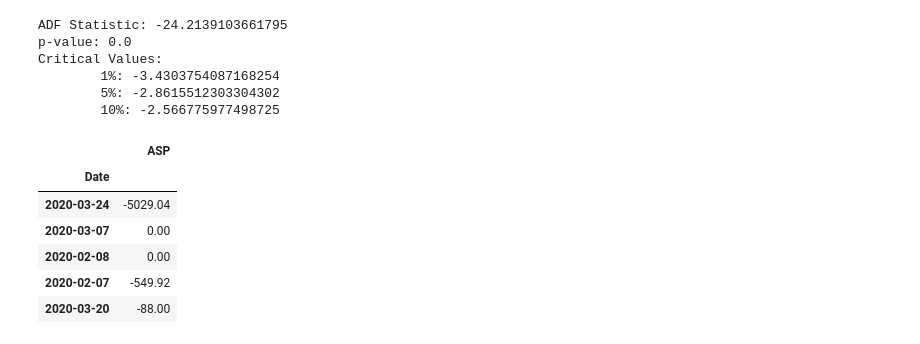
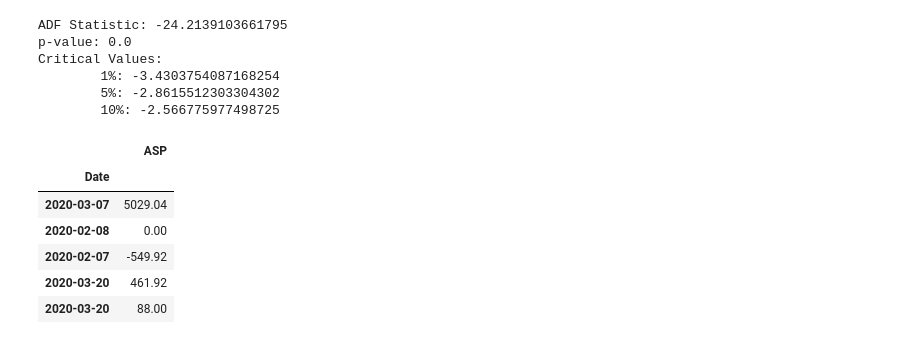
Before and after one commit to skinnms/group_2_final_project, a Jupyter notebook: Strand ARIMA.ipynb, the cells around one changed output. Saved outputs shown, nothing was run; the diff lists cells and outputs as text; code cells hidden in the pictures.

```diff
--- a/Strand ARIMA.ipynb
+++ b/Strand ARIMA.ipynb
@@ -71,15 +67,15 @@ Critical Values:
         5%: -2.8615512303304302
         10%: -2.566775977498725
 # %%
-# take the difference from previous time period
-df_stationary = df_dv.diff().dropna()
+# take the difference from previous time period (added .diff x2 after inital dickey/fuller test was lower than expected)
+df_stationary = df_dv.diff().diff().dropna()
 df_stationary.head()
 # %% [output]
 |  | ASP |
 | Date |  |
-| 2020-03-24 | -5029.04 |
-| 2020-03-07 | 0.00 |
+| 2020-03-07 | 5029.04 |
 | 2020-02-08 | 0.00 |
 | 2020-02-07 | -549.92 |
-| 2020-03-20 | -88.00 |
+| 2020-03-20 | 461.92 |
+| 2020-03-20 | 88.00 |
 # %%
```
Also changed, not shown: parts of 19 cells of this notebook.
